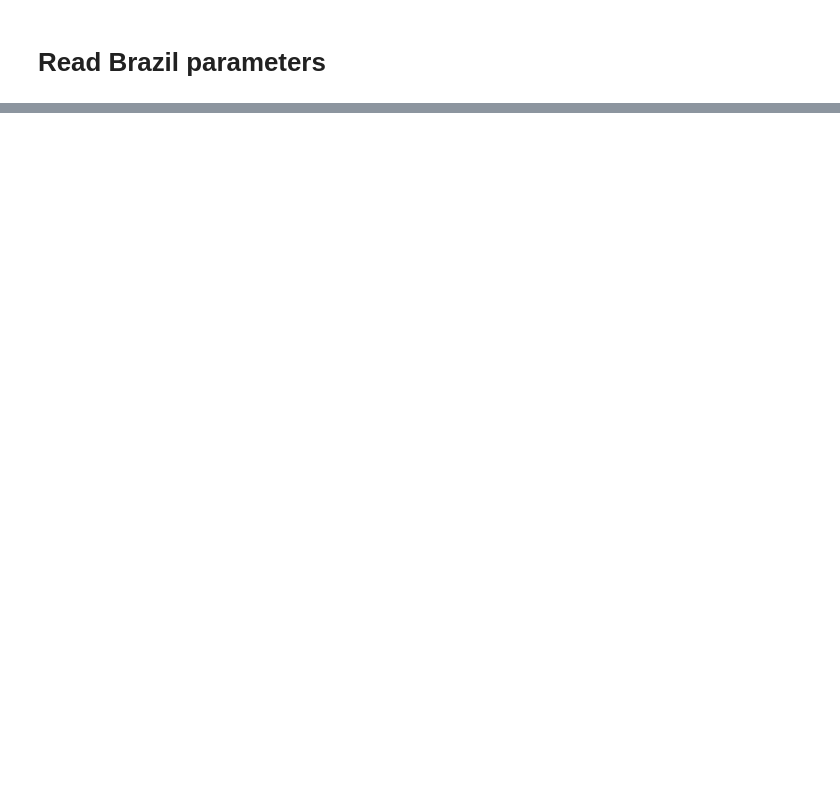
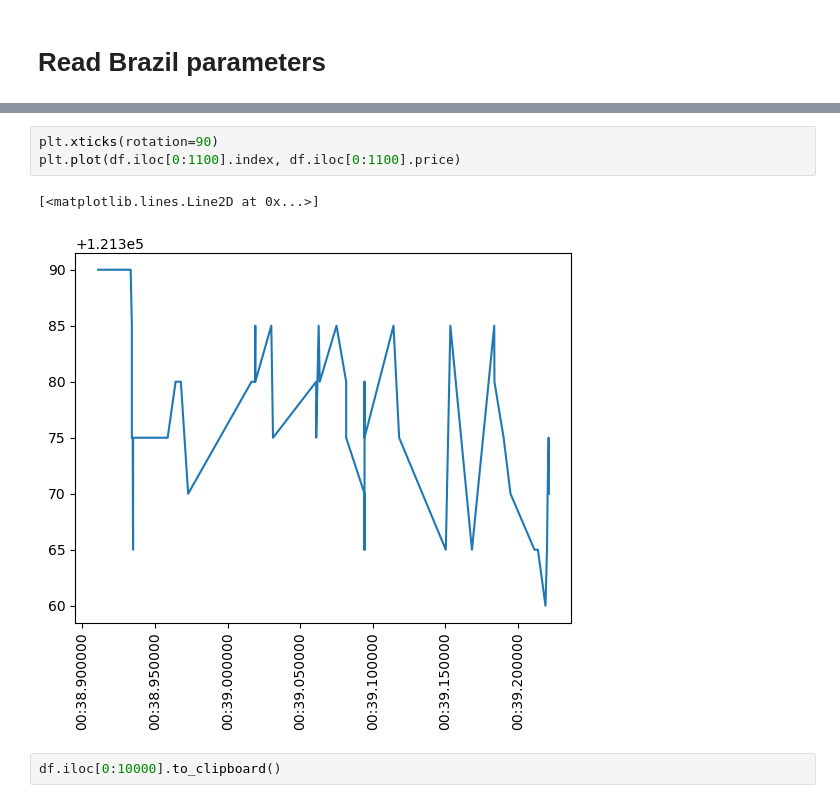
Before and after one commit to cavallofederico/marketmaking, a Jupyter notebook: alpha_signals/brazil_parameters/brazil.ipynb, the cells around one changed output, grey strips where cells are left out. Saved outputs shown, nothing was run; the diff lists cells and outputs as text; blank space fills up the shorter version.

```diff
--- a/alpha_signals/brazil_parameters/brazil.ipynb
+++ b/alpha_signals/brazil_parameters/brazil.ipynb
@@ -30,0 +50,8 @@ TypeError: Invalid comparison between dtype=datetime64[ns] and int
+# %%
+plt.xticks(rotation=90)
+plt.plot(df.iloc[0:1100].index, df.iloc[0:1100].price)
+# %% [output]
+[<matplotlib.lines.Line2D at 0x...>]
+[figure, added]
+# %%
+df.iloc[0:10000].to_clipboard()
```
Also changed, not shown: parts of 3 cells of this notebook.
